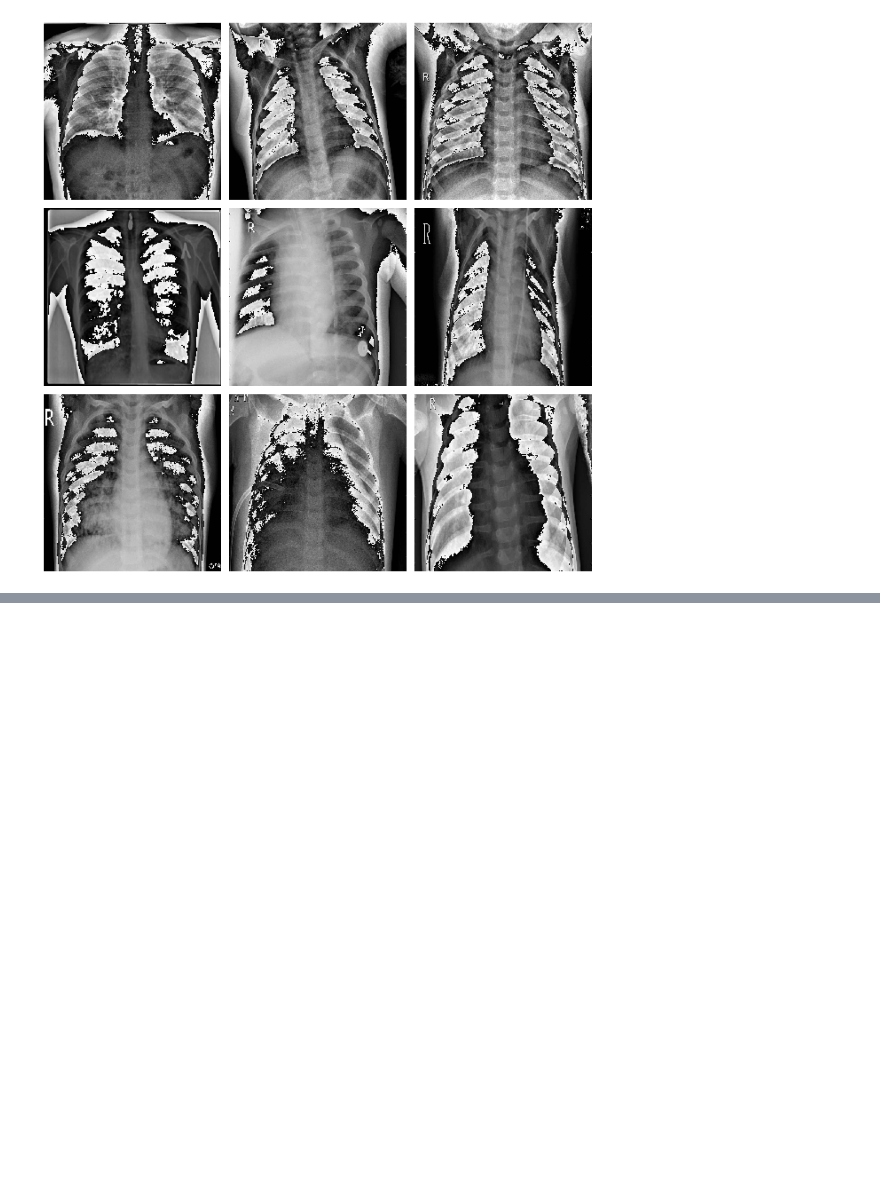
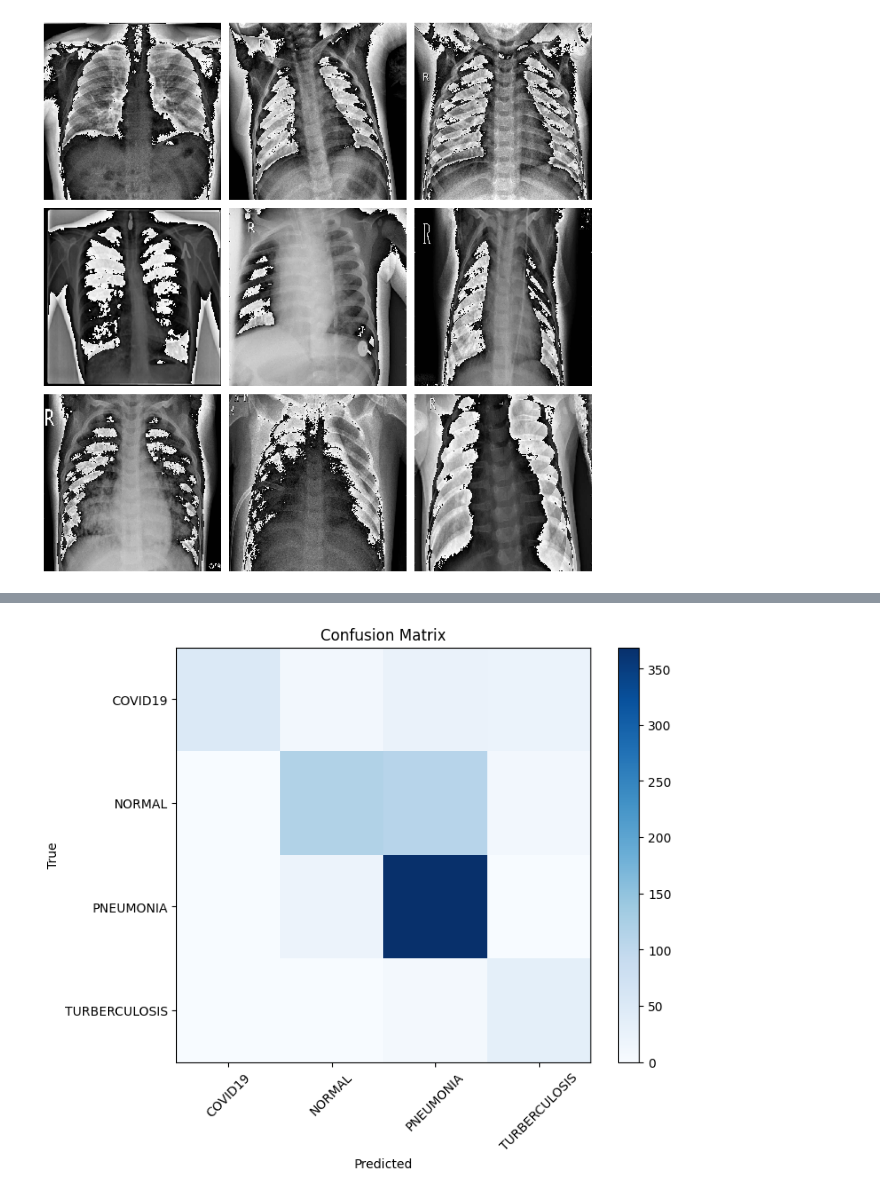
Before and after one commit to nikhil697/Kaggle-Competitions, a Jupyter notebook: lung-classification.ipynb, the cells around one changed output, grey strips where cells are left out. Saved outputs shown, nothing was run; the diff lists cells and outputs as text; code cells hidden in the pictures; blank space fills up the shorter version.

```diff
--- a/lung-classification.ipynb
+++ b/lung-classification.ipynb
@@ -243,0 +317,3 @@ Predicted Class: PNEUMONIA
+# %%
+y_pred = model.predict(test_data, verbose=1)
+y_pred_classes = np.argmax(y_pred,axis=1)
@@ -243,0 +337,13 @@ Predicted Class: PNEUMONIA
+# %%
+conf_matrix = confusion_matrix(test_data.classes, y_pred_classes)
+plt.figure(figsize=(8, 6))
+plt.imshow(conf_matrix, cmap='Blues')
+plt.title('Confusion Matrix')
+plt.colorbar()
+plt.xticks(ticks=np.arange(len(class_labels)), labels=class_labels, rotation=45)
+plt.yticks(ticks=np.arange(len(class_labels)), labels=class_labels)
+plt.xlabel('Predicted')
+plt.ylabel('True')
+plt.show()
+# %% [output]
+[figure, added]
```
Also changed, not shown: parts of 22 cells of this notebook.
